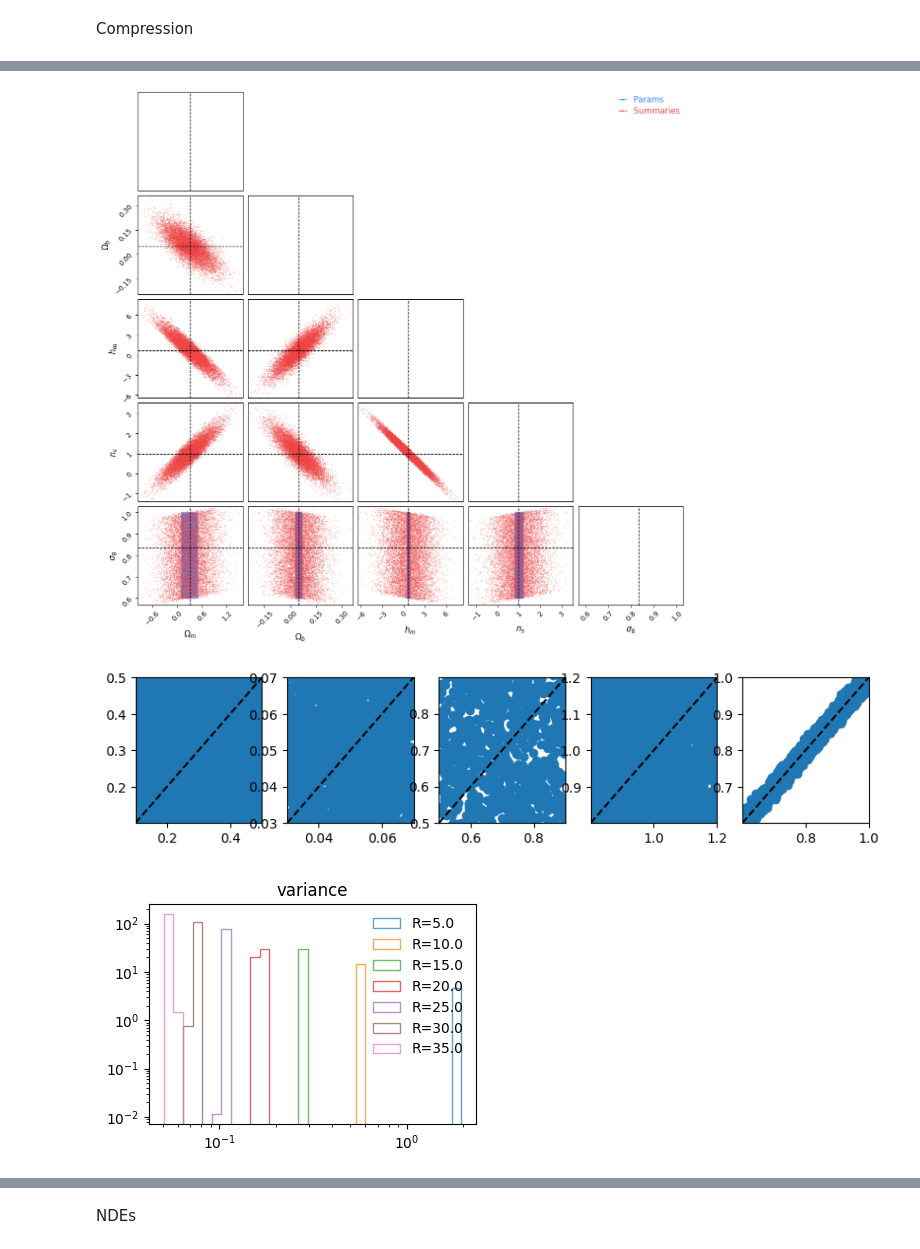
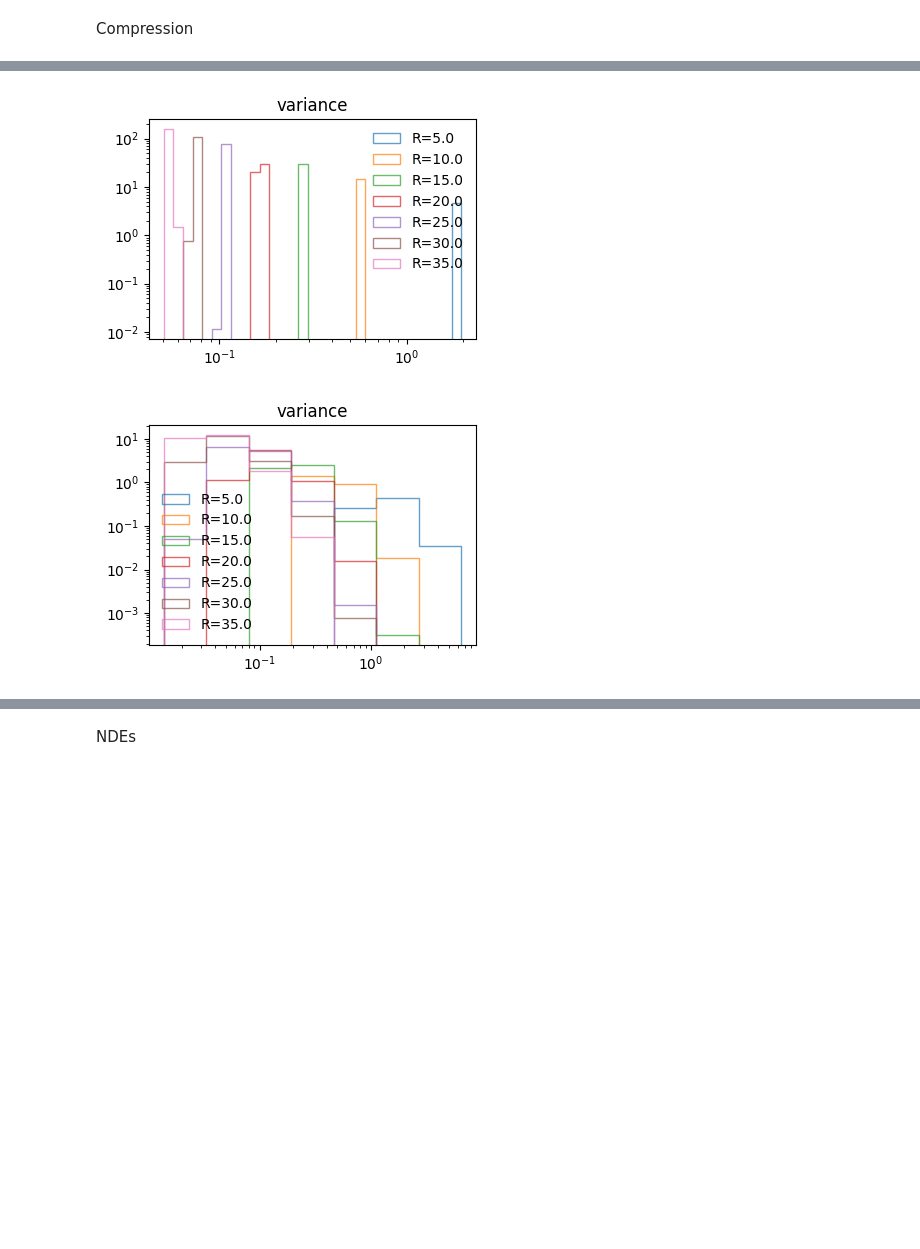
Before and after one commit to homerjed/sbiax, a Jupyter notebook: cumulants/cumulants_sbi.ipynb, the cells around one changed output, grey strips where cells are left out. Drawn from its saved outputs; the diff is of its cells as text; code cells hidden in the pictures; blank space fills up the shorter version.

Commit message:
reduced cumulants bug fix

```diff
--- a/cumulants/cumulants_sbi.ipynb
+++ b/cumulants/cumulants_sbi.ipynb
@@ -163,8 +163,6 @@ def cumulants_config(
 
     return config
 # %%
-from cumulants import CumulantsDataset
-
 t0 = time.time()
 
 print("TIME:", datetime.datetime.now().strftime("%H:%M %d-%m-%y"))
@@ -173,12 +171,12 @@ args = ConfigDict()
 args.seed                = 0
 args.redshift            = 0.
 args.sbi_type            = "nle"
-args.linearised          = True
-args.reduced_cumulants   = False
+args.linearised          = False
+args.reduced_cumulants   = True
 args.compression         = "linear"
 args.order_idx           = [0]
 args.pre_train           = True and (not args.linearised)
-args.n_linear_sims       = 10_000 #if args.linearised else 10_000
+args.n_linear_sims       = 5_000 #if args.linearised else 10_000
 
 config = cumulants_config(**args)
 
@@ -255,34 +250,33 @@ c.add_chain(
 #         name="P",
 #         color="r"
 #     )
 # )
 c.add_marker(
     location=marker(dataset.alpha, parameter_strings=dataset.parameter_strings),
     name=r"$\alpha$",
     color="#7600bc"
 )
 fig = c.plotter.plot()
 fig.suptitle(
     r"$k_n/k_2^{n-1}$ SBI & $F_{{\Sigma}}^{{-1}}$" + "\n" +
     "z={},\n $n_s$={}, (pre-train $n_s$={}),\n R={} Mpc,\n $k_n$={}".format(
             config.redshift,
             len(X),
             config.n_linear_sims if config.pre_train else None,
             "[{}]".format(", ".join(map(str, config.scales))),
             "[{}]".format(",".join(map(str, [["var.", "skew.", "kurt."][_] for _ in config.order_idx])))
         ),
     multialignment='center'
 )
 plt.show()
 
 # Plot summaries
-plot_summaries(X, dataset.parameters, dataset)
+# plot_summaries(X, dataset.parameters, dataset)
 
 plot_moments(dataset.fiducial_data, config)
 
 plot_latin_moments(dataset.data, config)
 # %% [output]
 [figure]
-[figure, old version]
+[figure, new version]
-[figure, old version]
+[figure, new version]
-[figure, removed]
```
Also changed, not shown: parts of 12 cells of this notebook, 4 other files.
